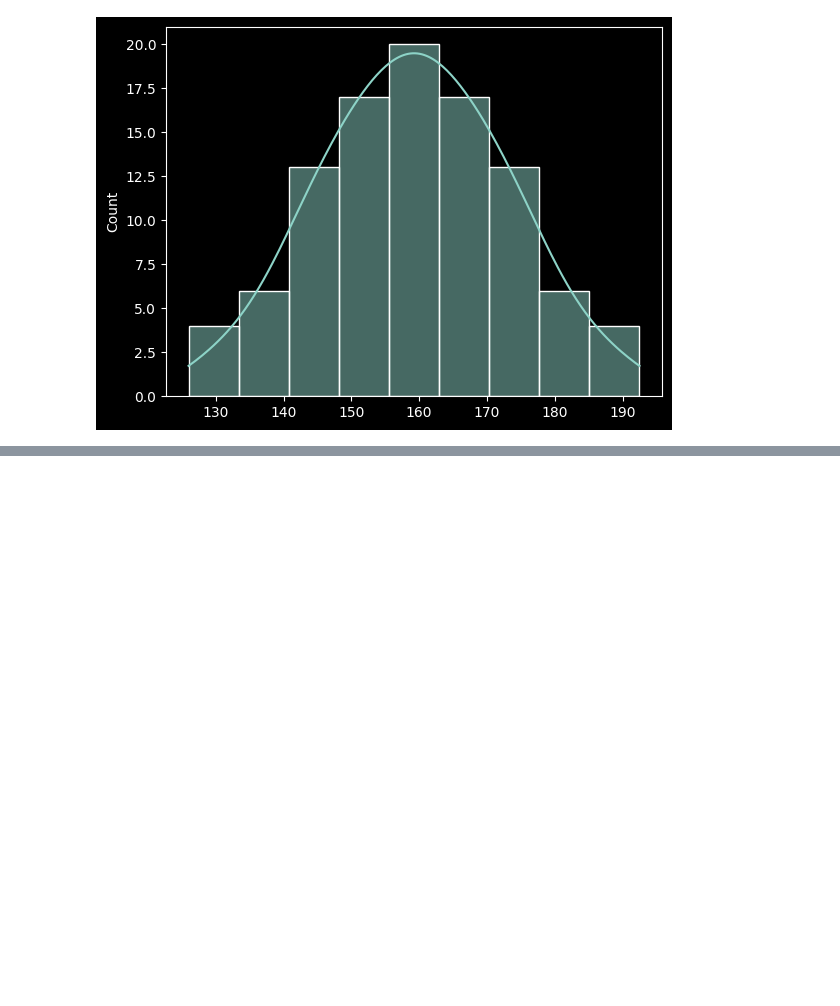
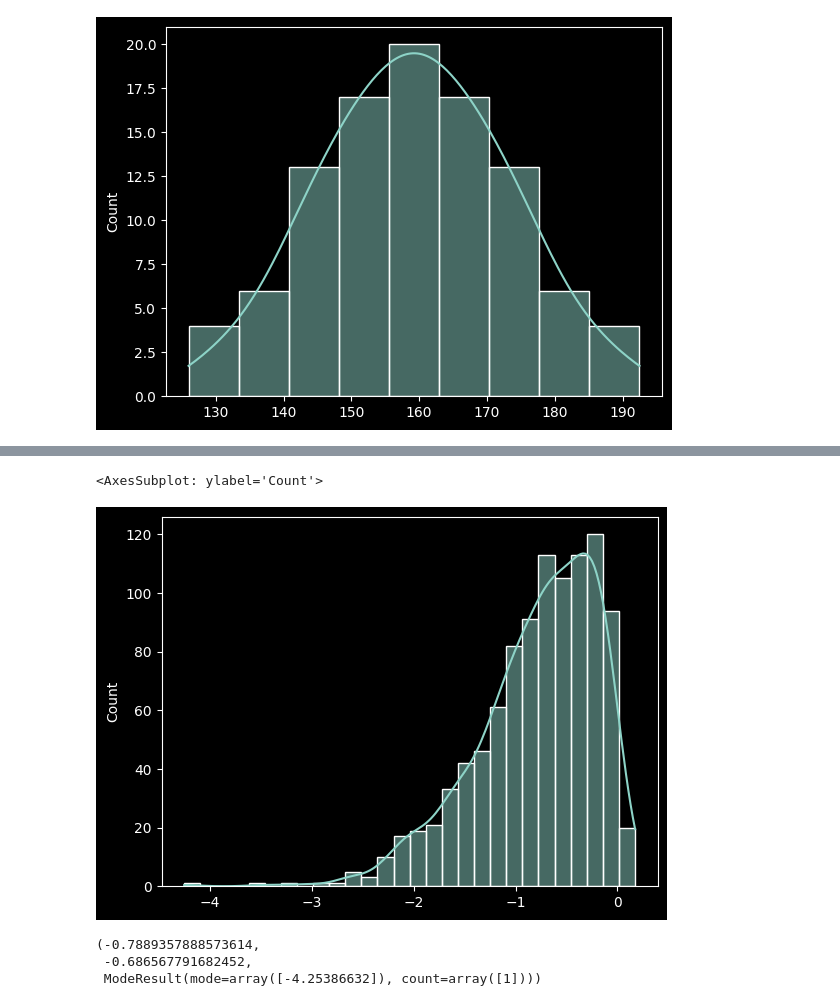
Before and after one commit to Joao-Inacio/Statistics_for-Data_Science, a Jupyter notebook: Distribuições_Estatisticas/Distribuicoes.ipynb, the cells around one changed output, grey strips where cells are left out. Saved outputs shown, nothing was run; the diff lists cells and outputs as text; code cells hidden in the pictures; blank space fills up the shorter version.

```diff
--- a/Distribuições_Estatisticas/Distribuicoes.ipynb
+++ b/Distribuições_Estatisticas/Distribuicoes.ipynb
@@ -106,0 +140,14 @@ sns.histplot(dados, kde=True)
+# %%
+# Criando dados enviesado negativo e visualizando o gráficos
+ds_enve_negativo = skewnorm.rvs(-10, size=1000)
+sns.histplot(ds_enve_negativo, kde=True)
+# %% [output]
+<AxesSubplot: ylabel='Count'>
+[figure, added]
+# %%
+# média, mediana e moda
+ds_enve_negativo.mean(), np.median(ds_enve_negativo), stats.mode(ds_enve_negativo, keepdims=True)
+# %% [output]
+(-0.7889357888573614,
+ -0.686567791682452,
+ ModeResult(mode=array([-4.25386632]), count=array([1])))
```
Also changed, not shown: parts of 6 cells of this notebook.
